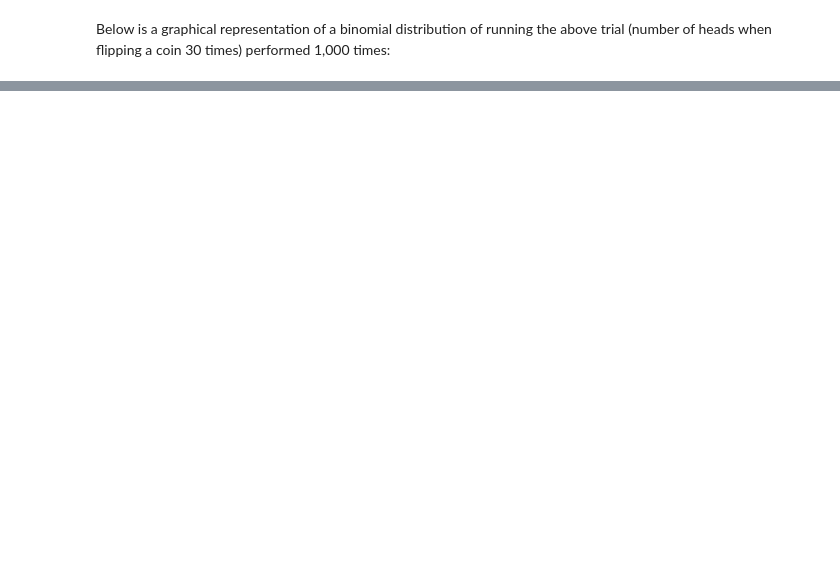
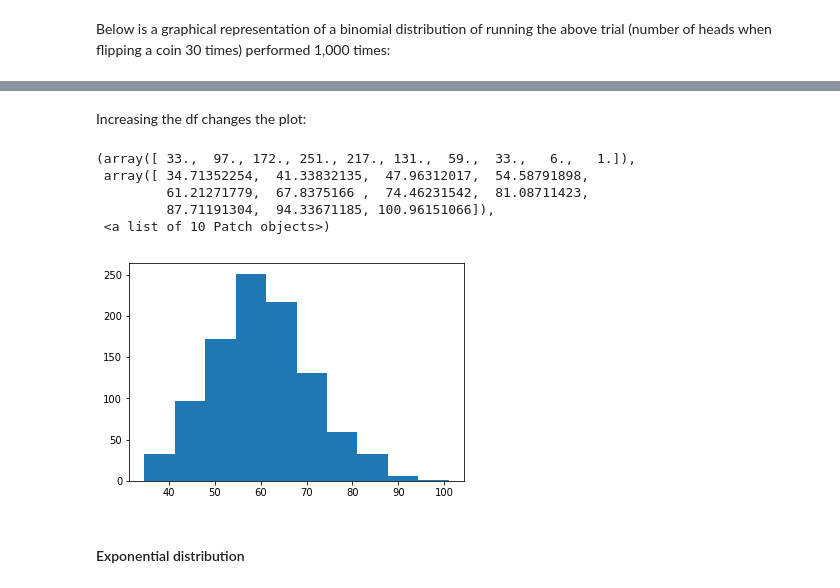
Before and after one commit to thomas-roux/programming-assignment, a Jupyter notebook: programming-assignment.ipynb, the cells around one changed output, grey strips where cells are left out. Saved outputs shown, nothing was run; the diff lists cells and outputs as text; code cells hidden in the pictures; blank space fills up the shorter version.

```diff
--- a/programming-assignment.ipynb
+++ b/programming-assignment.ipynb
@@ -333,3 +383,20 @@ print(s.mean())
+# %% [markdown]
+Increasing the df changes the plot:
+# %%
+# Generate a random sample of 1,000 values from a Chi-square distribution with 60 df
+chisqmax = np.random.chisquare(60, 1000)
+
+# Plot these values
+plt.hist(chisqmax)
+# %% [output]
+(array([ 33.,  97., 172., 251., 217., 131.,  59.,  33.,   6.,   1.]),
+ array([ 34.71352254,  41.33832135,  47.96312017,  54.58791898,
+         61.21271779,  67.8375166 ,  74.46231542,  81.08711423,
+         87.71191304,  94.33671185, 100.96151066]),
+ <a list of 10 Patch objects>)
+[figure, added]
+# %% [markdown]
+#### Exponential distribution
 # %% [markdown]
 ## In-text Reference Links
 * https://realpython.com/python-modules-packages/
```
Also changed, not shown: parts of 33 cells of this notebook.
